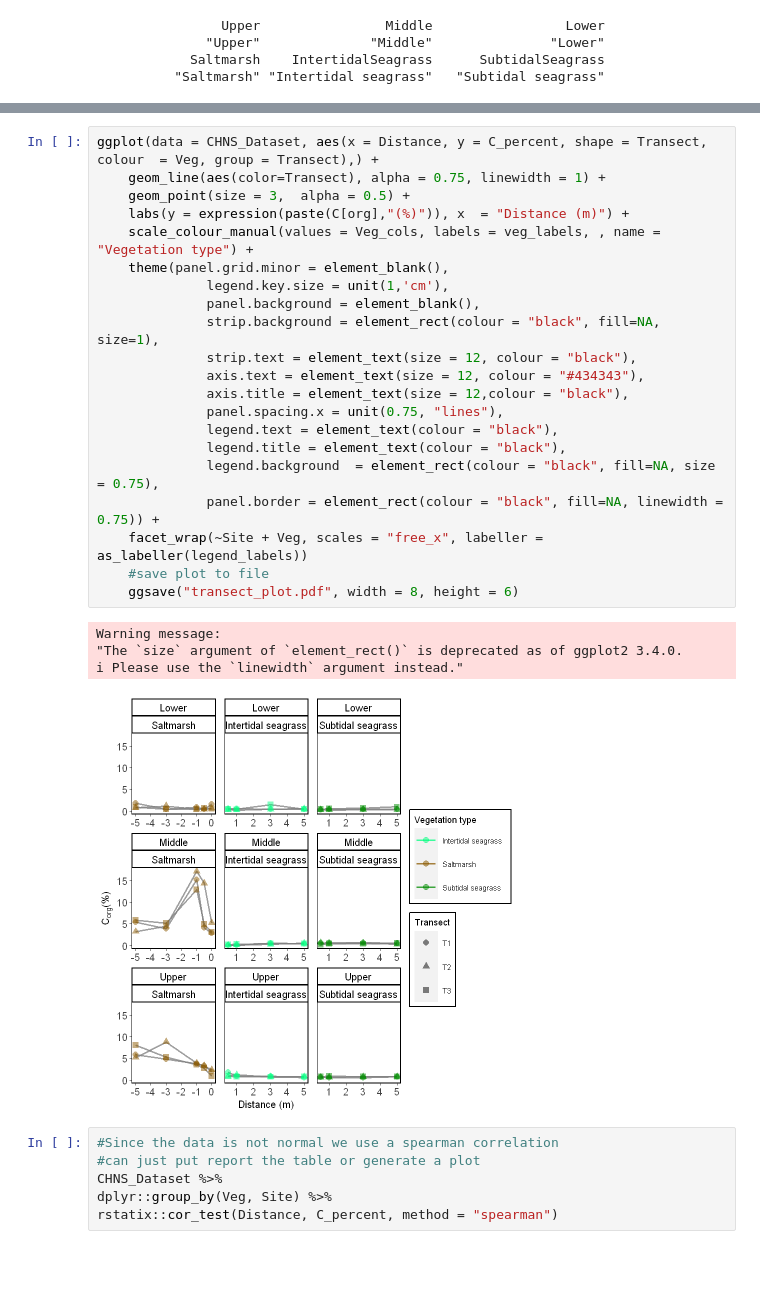
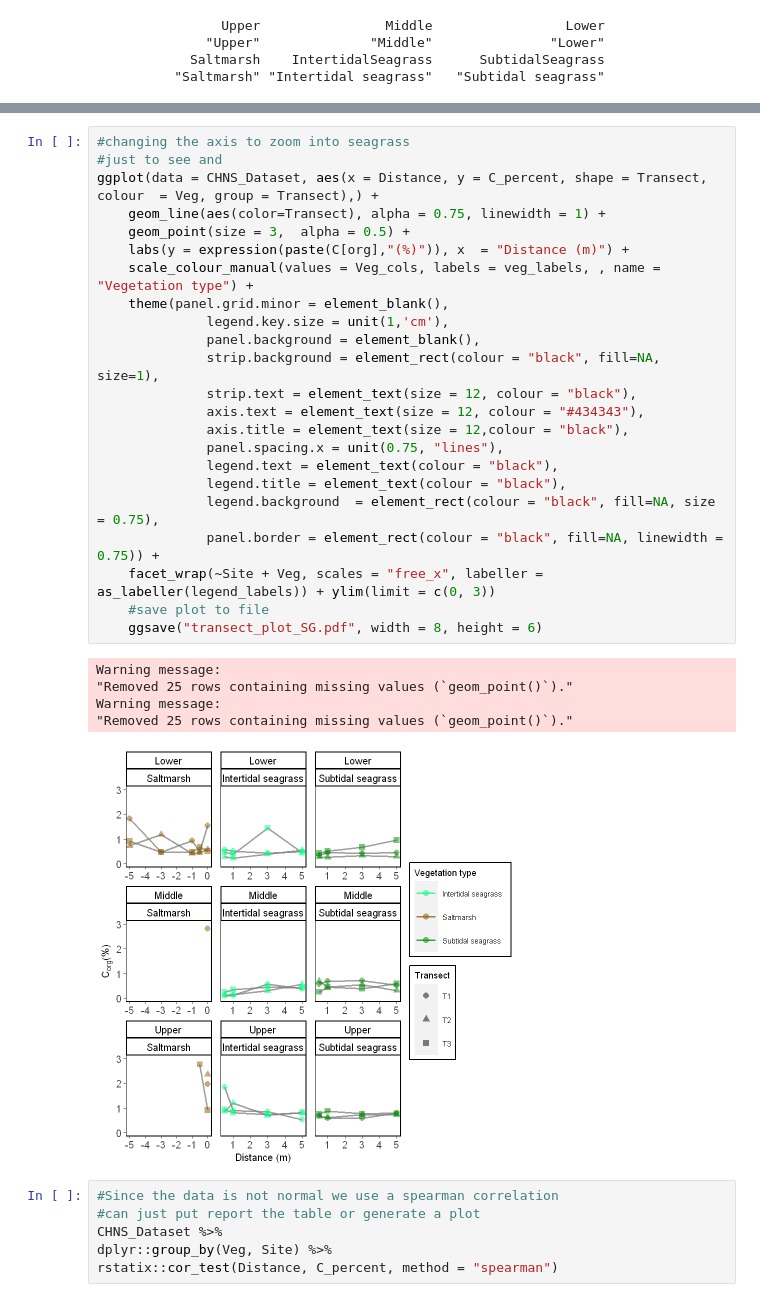
Before and after one commit to PiscatorX/blue-carbon-microbiomes, a Jupyter notebook: qiime2R/transect_analysis.ipynb, the cells around one changed output, grey strips where cells are left out. Drawn from its saved outputs; the diff is of its cells as text; blank space fills up the shorter version.

Commit message:
with site analysis

```diff
--- a/qiime2R/transect_analysis.ipynb
+++ b/qiime2R/transect_analysis.ipynb
@@ -60,29 +99,32 @@ legend_labels
 # %%
+#changing the axis to zoom into seagrass
+#just to see and
 ggplot(data = CHNS_Dataset, aes(x = Distance, y = C_percent, shape = Transect, colour  = Veg, group = Transect),) +
     geom_line(aes(color=Transect), alpha = 0.75, linewidth = 1) +
     geom_point(size = 3,  alpha = 0.5) +
     labs(y = expression(paste(C[org],"(%)")), x  = "Distance (m)") +
     scale_colour_manual(values = Veg_cols, labels = veg_labels, , name = "Vegetation type") +
     theme(panel.grid.minor = element_blank(),
               legend.key.size = unit(1,'cm'),
               panel.background = element_blank(),
               strip.background = element_rect(colour = "black", fill=NA, size=1),
               strip.text = element_text(size = 12, colour = "black"),
               axis.text = element_text(size = 12, colour = "#434343"),
               axis.title = element_text(size = 12,colour = "black"),
               panel.spacing.x = unit(0.75, "lines"),
               legend.text = element_text(colour = "black"),
               legend.title = element_text(colour = "black"),
               legend.background  = element_rect(colour = "black", fill=NA, size = 0.75),
               panel.border = element_rect(colour = "black", fill=NA, linewidth = 0.75)) +
-    facet_wrap(~Site + Veg, scales = "free_x", labeller = as_labeller(legend_labels))
+    facet_wrap(~Site + Veg, scales = "free_x", labeller = as_labeller(legend_labels)) + ylim(limit = c(0, 3))
     #save plot to file
-    ggsave("transect_plot.pdf", width = 8, height = 6)
+    ggsave("transect_plot_SG.pdf", width = 8, height = 6)
 # %% [output]
 Warning message:
-"The `size` argument of `element_rect()` is deprecated as of ggplot2 3.4.0.
-i Please use the `linewidth` argument instead."
+"Removed 25 rows containing missing values (`geom_point()`)."
+Warning message:
+"Removed 25 rows containing missing values (`geom_point()`)."
-[figure, old version]
+[figure, new version]
 # %%
 #Since the data is not normal we use a spearman correlation
 #can just put report the table or generate a plot
```
Also changed, not shown: parts of 2 cells of this notebook.
